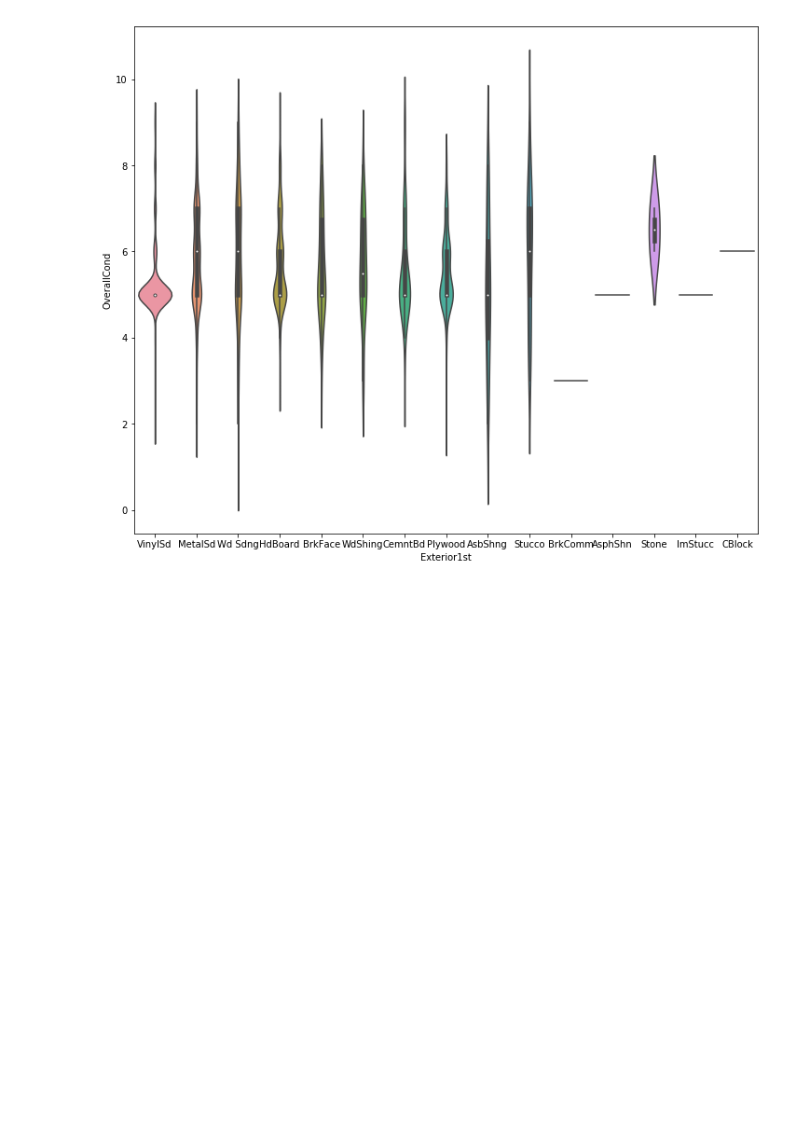
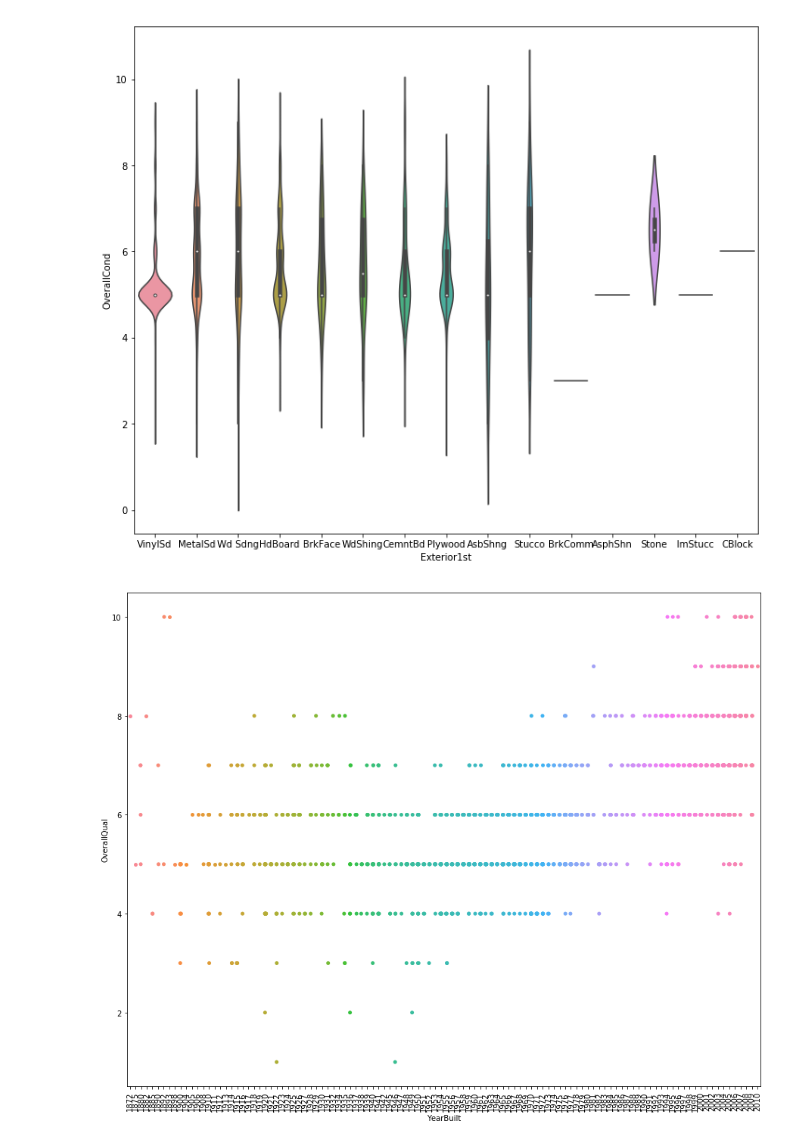
Before and after one commit to tessklr/ScratchBook, a Jupyter notebook: HousingPricePrediction.ipynb, the cells around one changed output. Saved outputs shown, nothing was run; the diff lists cells and outputs as text; code cells hidden in the pictures; blank space fills up the shorter version.

```diff
--- a/HousingPricePrediction.ipynb
+++ b/HousingPricePrediction.ipynb
@@ -181,0 +182,7 @@ sns.
+# %%
+plt.figure(figsize=(15,12))
+sns.stripplot(x="YearBuilt", y="OverallQual", data=df, jitter=True);
+plt.xticks(rotation='vertical')
+plt.show()
+# %% [output]
+[figure, added]
```
Also changed, not shown: parts of 4 cells of this notebook.
